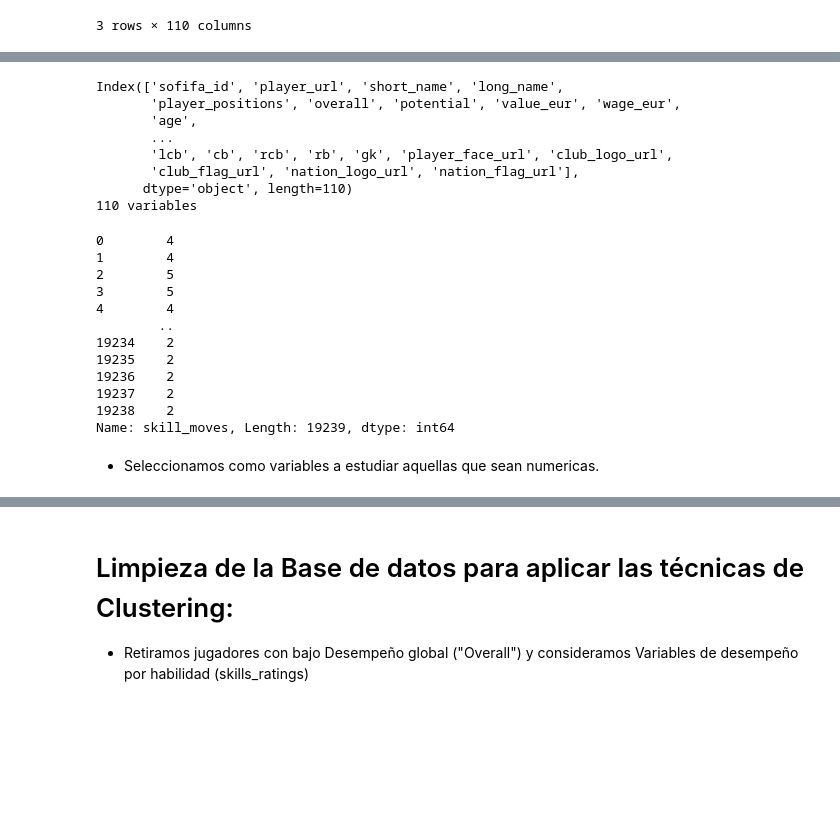
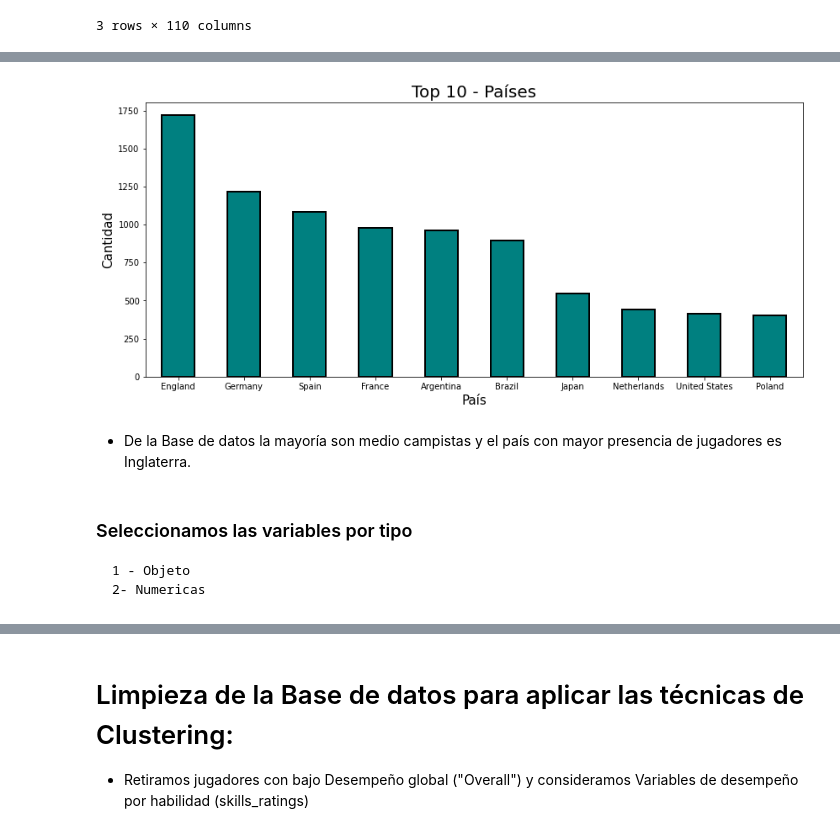
Before and after one commit to Grupo242022/AN_Supervisado_2022, a Jupyter notebook: Práctico_NoSupervisado_fifa2022_G24.ipynb, the cells around one changed output, grey strips where cells are left out. Saved outputs shown, nothing was run; the diff lists cells and outputs as text; code cells hidden in the pictures; blank space fills up the shorter version.

```diff
--- a/Práctico_NoSupervisado_fifa2022_G24.ipynb
+++ b/Práctico_NoSupervisado_fifa2022_G24.ipynb
@@ -97,29 +158,17 @@ plt.show()
-# %%
-print(df.columns)
-print(len(df.columns), 'variables')
-# %% [output]
-Index(['sofifa_id', 'player_url', 'short_name', 'long_name',
-       'player_positions', 'overall', 'potential', 'value_eur', 'wage_eur',
-       'age',
-       ...
-       'lcb', 'cb', 'rcb', 'rb', 'gk', 'player_face_url', 'club_logo_url',
-       'club_flag_url', 'nation_logo_url', 'nation_flag_url'],
-      dtype='object', length=110)
-110 variables
-# %%
-df.skill_moves
-# %% [output]
-0        4
-1        4
-2        5
-3        5
-4        4
-        ..
-19234    2
-19235    2
-19236    2
-19237    2
-19238    2
-Name: skill_moves, Length: 19239, dtype: int64
-# %% [markdown]
-- Seleccionamos como variables a estudiar aquellas que sean numericas.
+# %%
+plt.figure(figsize=(14,6))
+
+df["nationality_name"].value_counts()[:10].plot(kind="bar",color="teal",lw=2,edgecolor="black")
+plt.xticks(rotation=0)
+plt.xlabel("País",fontsize=15)
+plt.ylabel("Cantidad",fontsize=15)
+plt.title("Top 10 - Países",fontsize=20)
+plt.show()
+# %% [output]
+[figure, added]
+# %% [markdown]
+- De la Base de datos la mayoría son medio campistas y el país con mayor presencia de jugadores es Inglaterra.
+# %% [markdown]
+### Seleccionamos las variables por tipo
+    1 - Objeto
+    2- Numericas
```
Also changed, not shown: parts of 23 cells of this notebook.
